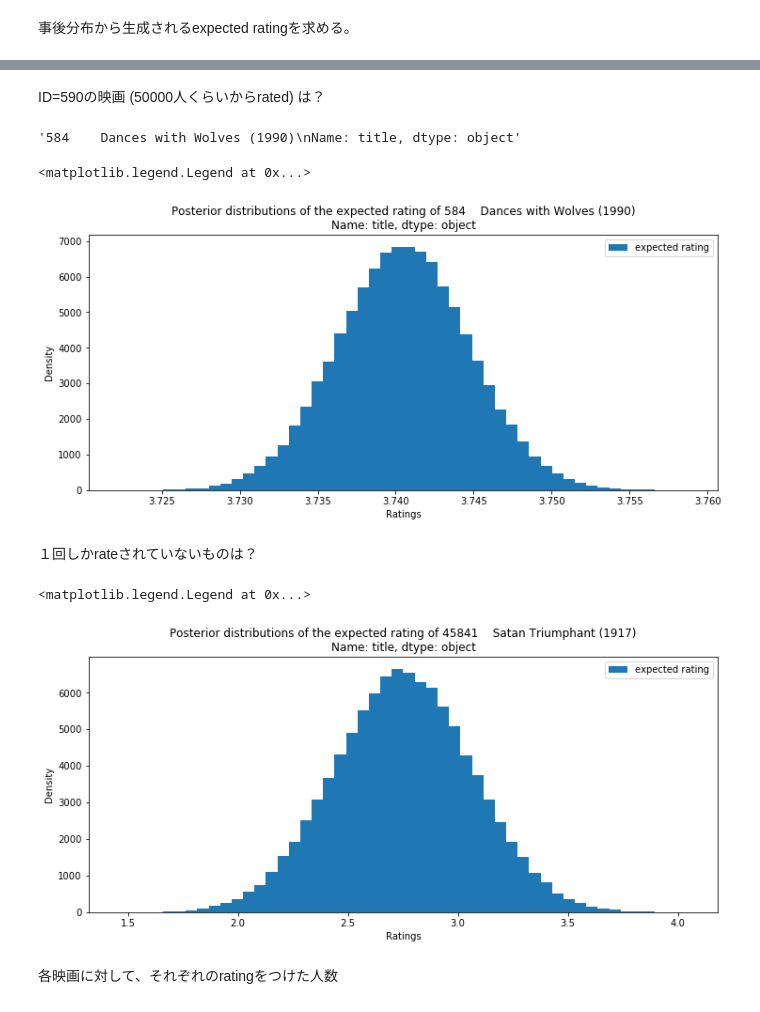
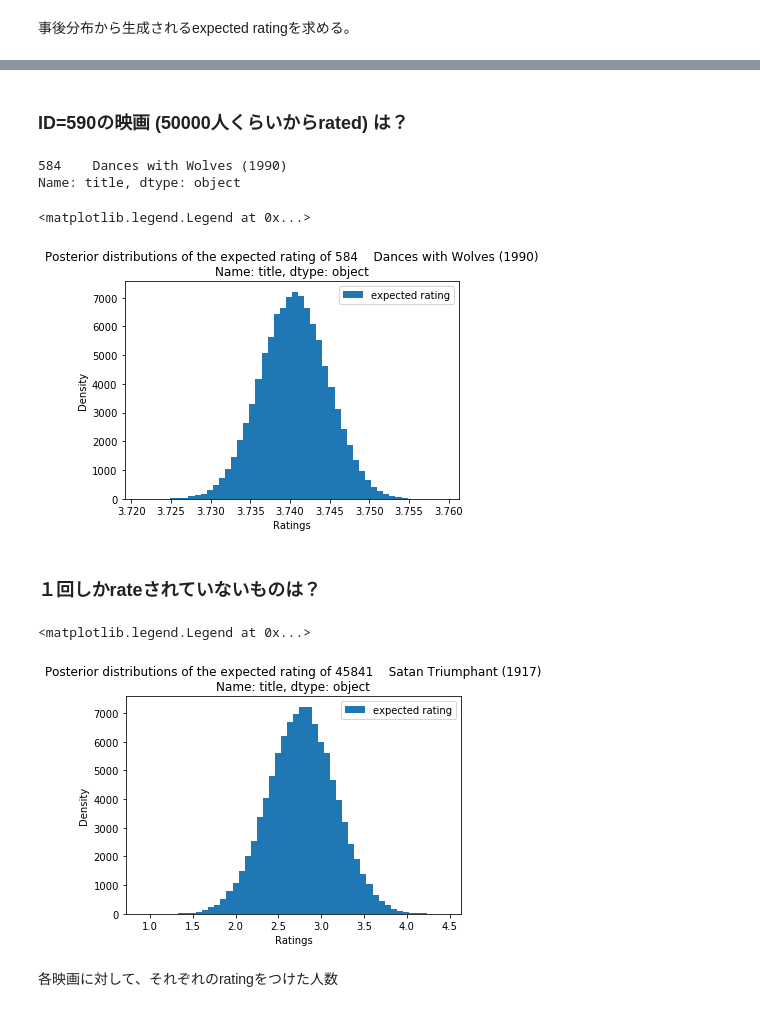
Before and after one commit to gci-team4/movie_yoshida, a Jupyter notebook: MovieLens.ipynb, the cells around one changed output, grey strips where cells are left out. Saved outputs shown, nothing was run; the diff lists cells and outputs as text; code cells hidden in the pictures.

```diff
--- a/MovieLens.ipynb
+++ b/MovieLens.ipynb
@@ -187,3 +170,8 @@ movies[movies.movieId==356]
 # %% [output]
 |  | movieId | title | genres |
 | 352 | 356 | Forrest Gump (1994) | Comedy|Drama|Romance|War |
+# %%
+n = 356
+ratings[ratings.movieId==n].rating.value_counts().sort_index()
+scheme = pd.DataFrame(data=[0, 0, 0, 0, 0, 0, 0, 0, 0, 0], index=[0.5, 1.0, 1.5, 2.0, 2.5, 3.0, 3.5, 4.0, 4.5, 5.0])
+ratings[ratings.movieId==n].rating.value_counts().sort_index() + scheme.T
@@ -243,31 +226,33 @@ plt.legend()
 # %% [markdown]
-ID=590の映画 (50000人くらいからrated) は？
+### ID=590の映画 (50000人くらいからrated) は？
 # %%
-str(movies[movies.movieId==590].title)
+movies[movies.movieId==590].title
 # %% [output]
-'584    Dances with Wolves (1990)\nName: title, dtype: object'
+584    Dances with Wolves (1990)
+Name: title, dtype: object
 # %%
 n = 590
-observations = np.array(ratings[ratings.movieId==n].rating.value_counts().sort_index())
+observations = np.array(ratings[ratings.movieId==n].rating.value_counts().sort_index()+scheme.T)
 prior_parameters = np.array([1,1,1,1,1,1,1,1,1,1])
-posterior_samples = dirichlet(prior_parameters + observations, size=100000)
+posterior_samples = dirichlet(prior_parameters + np.nan_to_num(observations[0]), size=100000)
 
 posterior_expected_rating = expected_rating(posterior_samples)
 plt.hist(posterior_expected_rating, histtype='stepfilled', bins=50, label='expected rating')
 plt.xlabel('Ratings')
 plt.ylabel('Density')
 plt.title('Posterior distributions of the expected rating of %s' %movies[movies.movieId==n].title)
 plt.legend()
 # %% [output]
 <matplotlib.legend.Legend at 0x...>
-[figure, old version]
+[figure, new version]
-# %% [markdown]
-１回しかrateされていないものは？
+# %% [markdown]
+### １回しかrateされていないものは？
 # %%
 n = 176275
-observations = np.array(ratings[ratings.movieId==n].rating.value_counts().sort_index())
+scheme = pd.DataFrame(data=[0, 0, 0, 0, 0, 0, 0, 0, 0, 0], index=[0.5, 1.0, 1.5, 2.0, 2.5, 3.0, 3.5, 4.0, 4.5, 5.0])
+observations = np.array(ratings[ratings.movieId==n].rating.value_counts().sort_index()+scheme.T)
 prior_parameters = np.array([1,1,1,1,1,1,1,1,1,1])
-posterior_samples = dirichlet(prior_parameters + observations, size=100000)
+posterior_samples = dirichlet(prior_parameters + np.nan_to_num(observations[0]), size=100000)
 
 posterior_expected_rating = expected_rating(posterior_samples)
 plt.hist(posterior_expected_rating, histtype='stepfilled', bins=50, label='expected rating')
@@ -277,7 +262,7 @@ plt.title('Posterior distributions of the expected rating of %s' %movies[movies.
 plt.legend()
 # %% [output]
 <matplotlib.legend.Legend at 0x...>
-[figure, old version]
+[figure, new version]
 # %% [markdown]
 各映画に対して、それぞれのratingをつけた人数
 # %%
```
Also changed, not shown: parts of 61 cells of this notebook, 1 other file.
